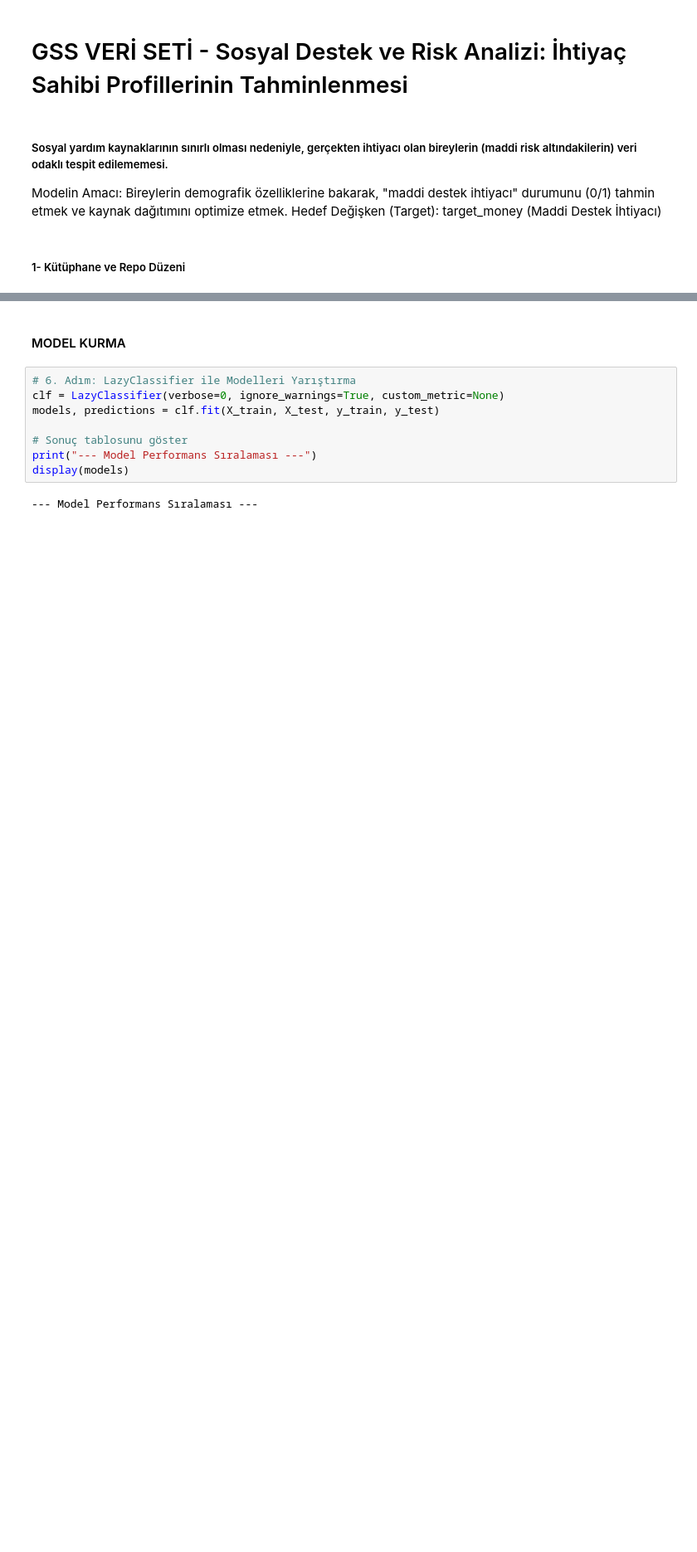
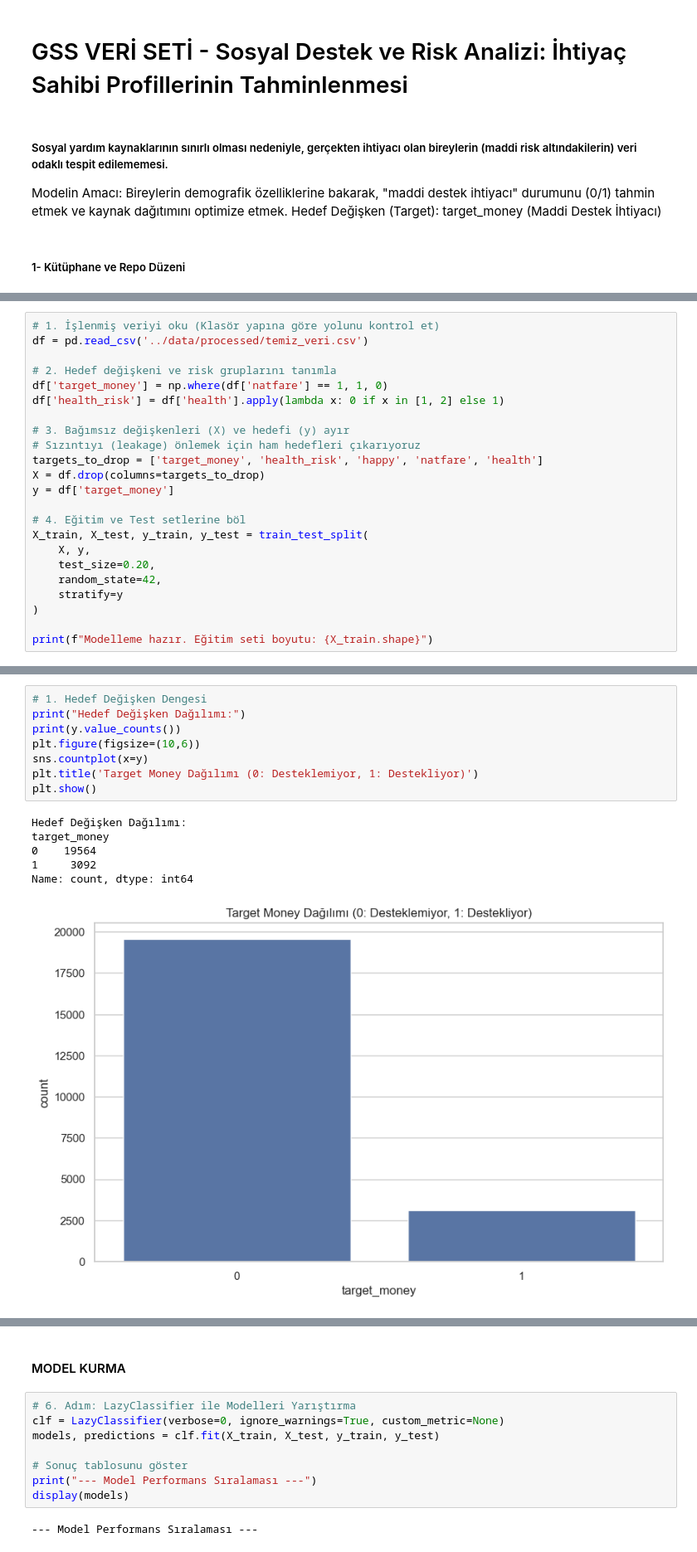
Before and after one commit to betultgumus/ybst-veri-bilimi, a Jupyter notebook: gss/notebooks/ihtiyac_modeli.ipynb, the cells around one changed output, grey strips where cells are left out. Shown at 83% size. Saved outputs shown, nothing was run; the diff lists cells and outputs as text; blank space fills up the shorter version.

Commit message:
EDA ve veri ön işleme tamamlandı, hedef değişkenler oluşturuldu. Modelleme için hazır.

```diff
--- a/gss/notebooks/ihtiyac_modeli.ipynb
+++ b/gss/notebooks/ihtiyac_modeli.ipynb
@@ -250,0 +23,23 @@ Test seti boyutu: (4532, 18)
+# %%
+# 1. İşlenmiş veriyi oku (Klasör yapına göre yolunu kontrol et)
+df = pd.read_csv('../data/processed/temiz_veri.csv')
+
+# 2. Hedef değişkeni ve risk gruplarını tanımla
+df['target_money'] = np.where(df['natfare'] == 1, 1, 0)
+df['health_risk'] = df['health'].apply(lambda x: 0 if x in [1, 2] else 1)
+
+# 3. Bağımsız değişkenleri (X) ve hedefi (y) ayır
+# Sızıntıyı (leakage) önlemek için ham hedefleri çıkarıyoruz
+targets_to_drop = ['target_money', 'health_risk', 'happy', 'natfare', 'health']
+X = df.drop(columns=targets_to_drop)
+y = df['target_money']
+
+# 4. Eğitim ve Test setlerine böl
+X_train, X_test, y_train, y_test = train_test_split(
+    X, y,
+    test_size=0.20,
+    random_state=42,
+    stratify=y
+)
+
+print(f"Modelleme hazır. Eğitim seti boyutu: {X_train.shape}")
@@ -250,0 +54,15 @@ Test seti boyutu: (4532, 18)
+# %%
+# 1. Hedef Değişken Dengesi
+print("Hedef Değişken Dağılımı:")
+print(y.value_counts())
+plt.figure(figsize=(10,6))
+sns.countplot(x=y)
+plt.title('Target Money Dağılımı (0: Desteklemiyor, 1: Destekliyor)')
+plt.show()
+# %% [output]
+Hedef Değişken Dağılımı:
+target_money
+0    19564
+1     3092
+Name: count, dtype: int64
+[figure, added]
```
Also changed, not shown: parts of 25 cells of this notebook, 2 other files.
